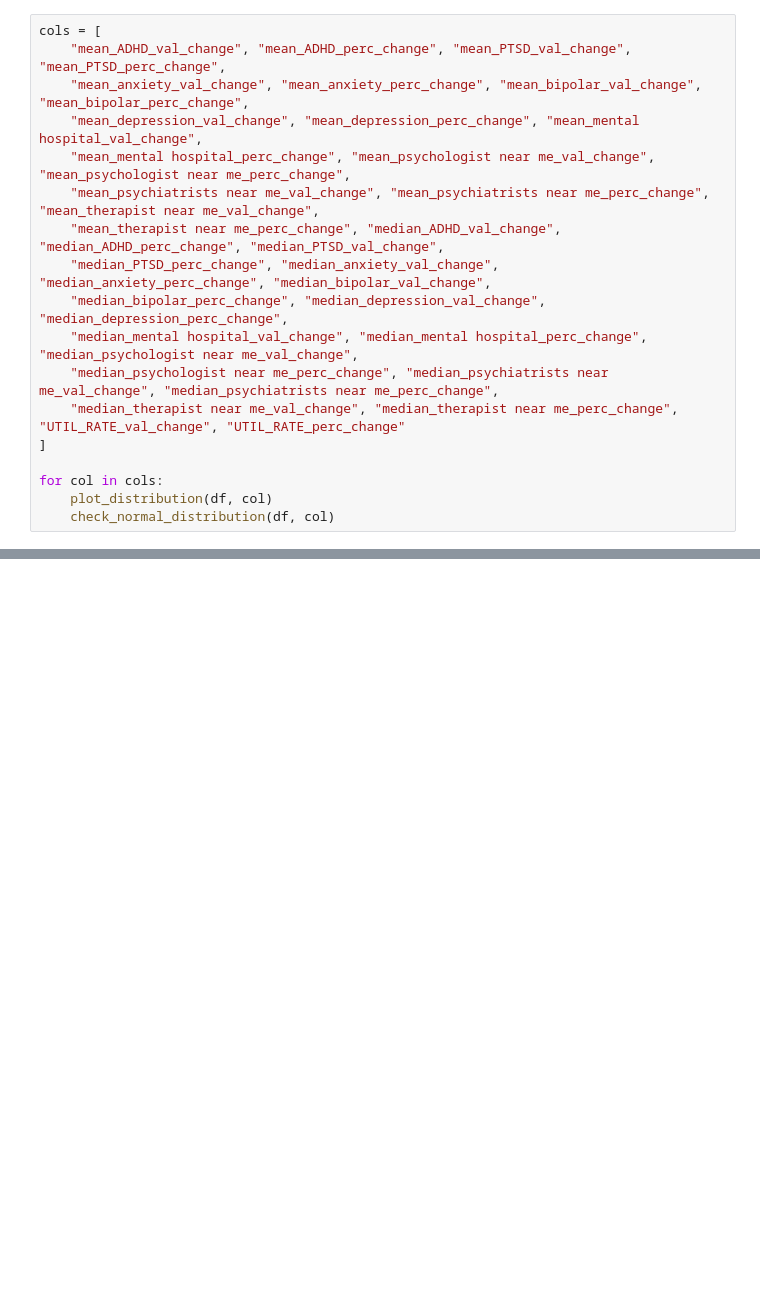
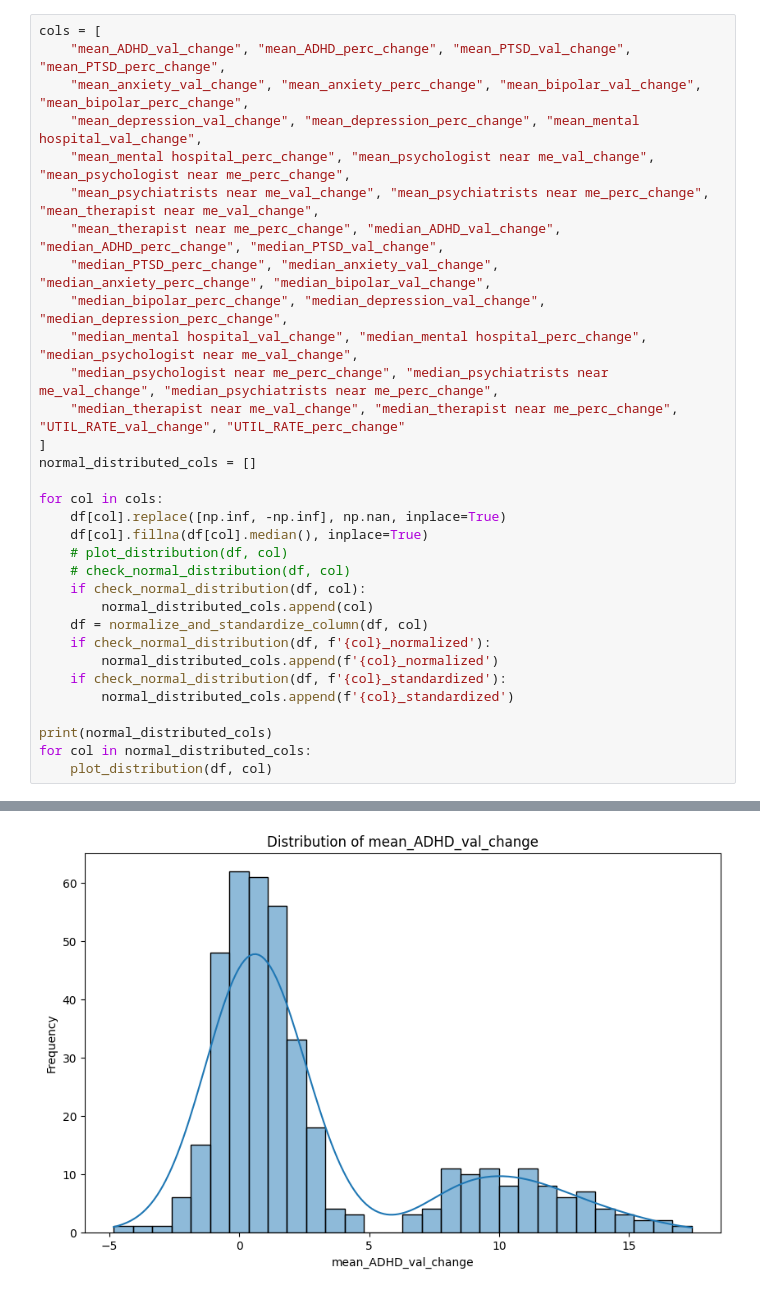
Before and after one commit to jonjonbinx1/GSMH, a Jupyter notebook: data_visualization/central_tendency_charts.ipynb, the cells around one changed output, grey strips where cells are left out. Drawn from its saved outputs; the diff is of its cells as text; blank space fills up the shorter version.

```diff
--- a/data_visualization/central_tendency_charts.ipynb
+++ b/data_visualization/central_tendency_charts.ipynb
@@ -170,7 +199,22 @@ cols = [
     "median_psychologist near me_perc_change", "median_psychiatrists near me_val_change", "median_psychiatrists near me_perc_change",
     "median_therapist near me_val_change", "median_therapist near me_perc_change", "UTIL_RATE_val_change", "UTIL_RATE_perc_change"
 ]
+normal_distributed_cols = []
 
 for col in cols:
+    df[col].replace([np.inf, -np.inf], np.nan, inplace=True)
+    df[col].fillna(df[col].median(), inplace=True)
+    # plot_distribution(df, col)
+    # check_normal_distribution(df, col)
+    if check_normal_distribution(df, col):
+        normal_distributed_cols.append(col)
+    df = normalize_and_standardize_column(df, col)
+    if check_normal_distribution(df, f'{col}_normalized'):
+        normal_distributed_cols.append(f'{col}_normalized')
+    if check_normal_distribution(df, f'{col}_standardized'):
+        normal_distributed_cols.append(f'{col}_standardized')
+
+print(normal_distributed_cols)
+for col in normal_distributed_cols:
     plot_distribution(df, col)
-    check_normal_distribution(df, col)
+# %% [output]
@@ -176,0 +256 @@ for col in cols:
+[figure, added]
```
Also changed, not shown: parts of 6 cells of this notebook, 2 other files.
